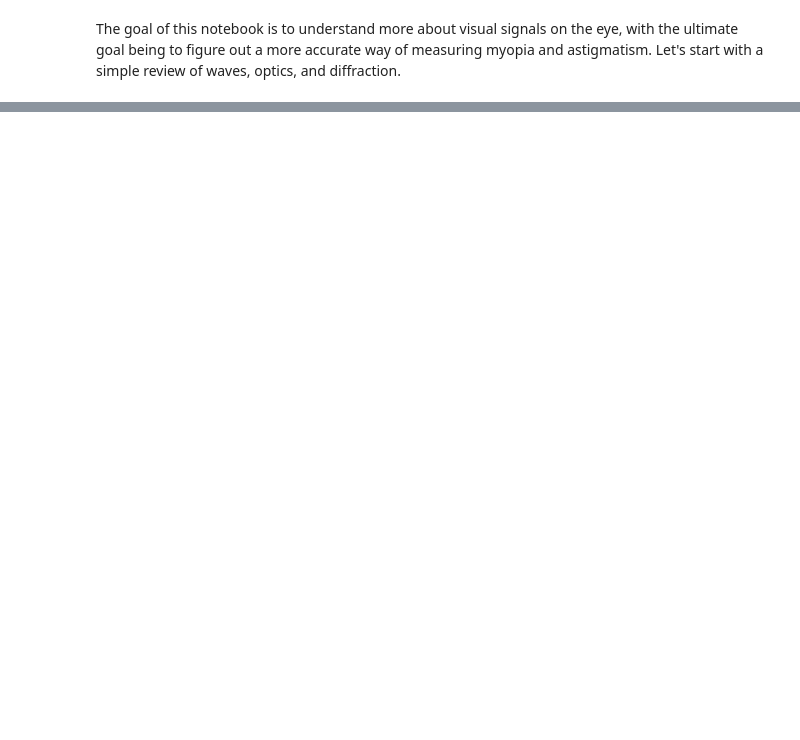
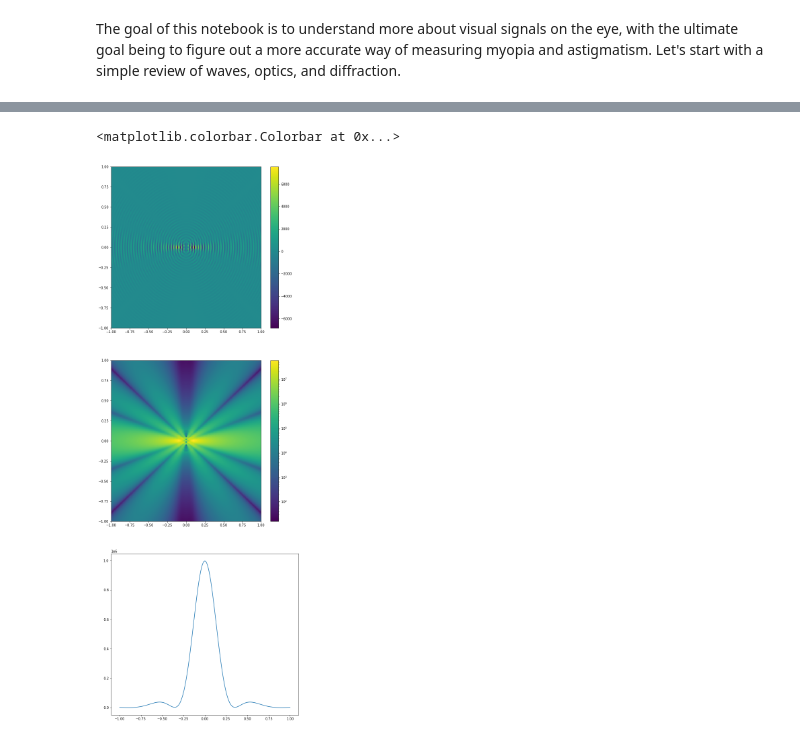
Before and after one commit to scottmsul/EyeSimulator, a Jupyter notebook: main.ipynb, the cells around one changed output, grey strips where cells are left out. Cells and saved outputs as stored; diff of their text form; code cells hidden in the pictures; blank space fills up the shorter version.

```diff
--- a/main.ipynb
+++ b/main.ipynb
@@ -43,0 +129,28 @@ fig.colorbar(im2, ax=axs[1])
+# %%
+cutoff = 10
+delta = 0.005
+a = 0.2
+n = 3
+N = 1001
+dy = np.linspace(-a/2, a/2, N)
+wavelength = d / n
+k = 2*np.pi / wavelength
+x,y = np.mgrid[-1:1+delta:delta, -1:1+delta:delta]
+z = None
+for i in range(N):
+    r = np.sqrt(x**2 + (y-(dy[i]/2))**2)
+    dz = np.exp(1.j*k*r) * np.minimum(10, 1/r)
+    if z is None:
+        z = dz
+    else:
+        z += dz
+i = np.real(z*np.conj(z))
+fig, axs = plt.subplots(3, 1, figsize=(10, 30))
+im1 = axs[0].pcolormesh(x, y, np.real(z))
+im2 = axs[1].pcolormesh(x, y, i, norm=colors.LogNorm(vmin=i.min(), vmax=i.max()))
+axs[2].plot(y[-1,:], i[-1,:])
+fig.colorbar(im1, ax=axs[0])
+fig.colorbar(im2, ax=axs[1])
+# %% [output]
+<matplotlib.colorbar.Colorbar at 0x...>
+[figure, added]
```
Also changed, not shown: parts of 5 cells of this notebook.
